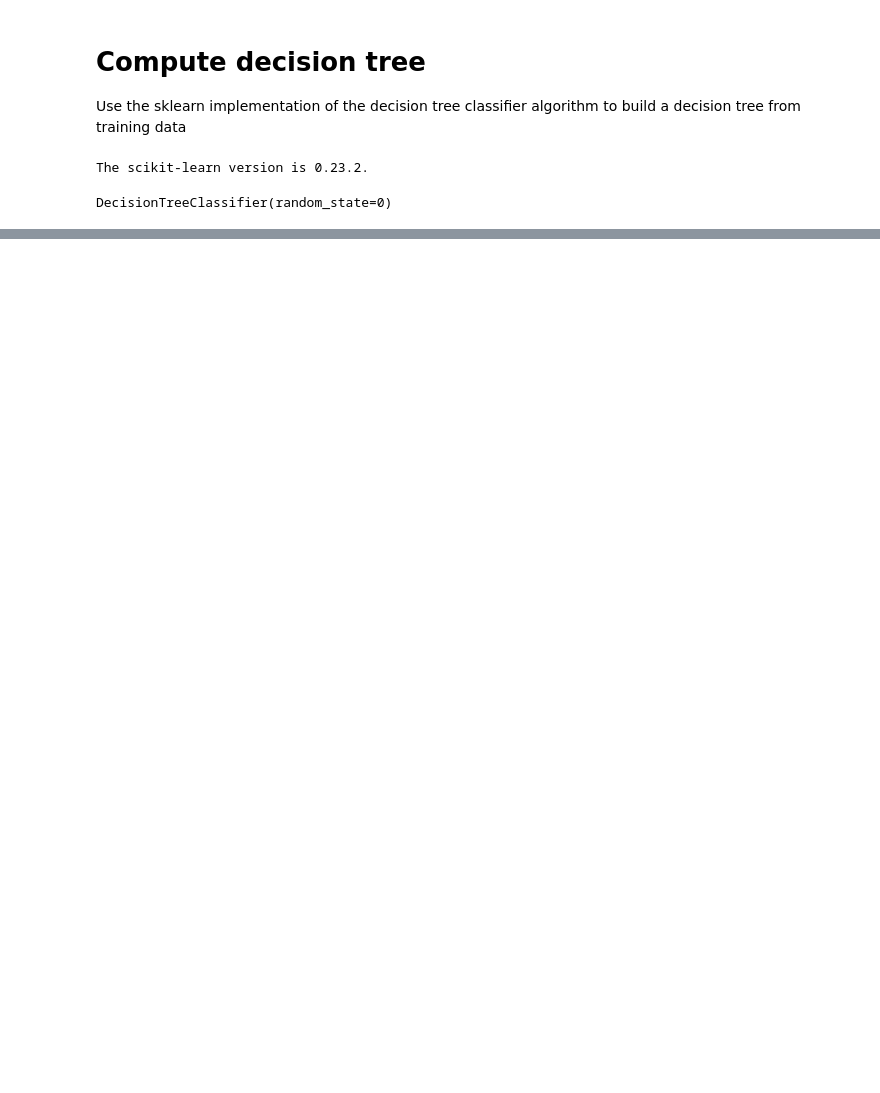
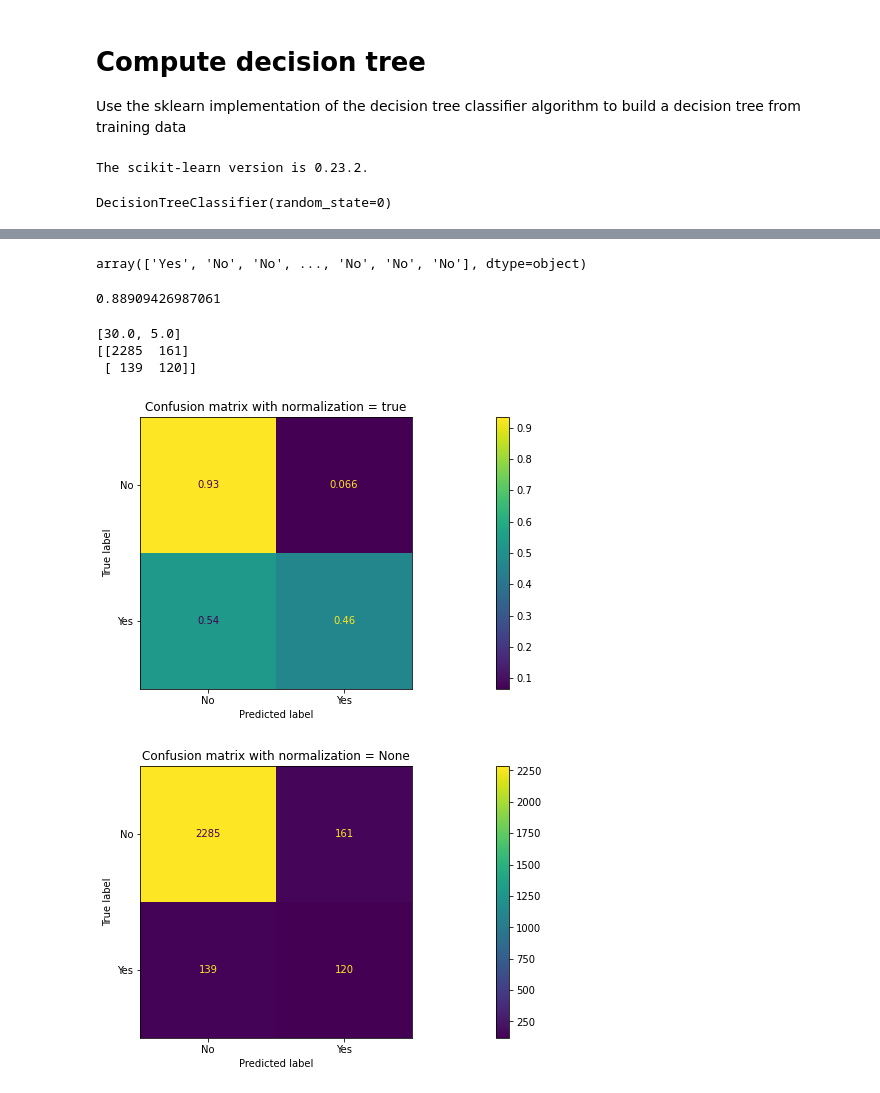
Before and after one commit to supernaut11/data602-final-project, a Jupyter notebook: src/model_fraud_mdehn.ipynb, the cells around one changed output, grey strips where cells are left out. Drawn from its saved outputs; the diff is of its cells as text; code cells hidden in the pictures; blank space fills up the shorter version.

```diff
--- a/src/model_fraud_mdehn.ipynb
+++ b/src/model_fraud_mdehn.ipynb
@@ -485,0 +526,3 @@ plot = tree.plot_tree(clf, rounded=True, filled=True, class_names=sorted, featur
+# %%
+XTest = test_final_frame.loc[:,features]
+XTest
@@ -485,0 +543,3 @@ plot = tree.plot_tree(clf, rounded=True, filled=True, class_names=sorted, featur
+# %%
+YTest = test_final_frame["PotentialFraud"]
+YTest
@@ -485,0 +559,33 @@ plot = tree.plot_tree(clf, rounded=True, filled=True, class_names=sorted, featur
+# %%
+YPredicted = clf.predict(XTest)
+YPredicted
+# %% [output]
+array(['Yes', 'No', 'No', ..., 'No', 'No', 'No'], dtype=object)
+# %%
+from sklearn import metrics
+accuracy = metrics.accuracy_score(YTest,YPredicted)
+accuracy
+# %% [output]
+0.88909426987061
+# %%
+#setup plots for confusion matrix
+from sklearn.metrics import plot_confusion_matrix as matrix
+figSize = plt.rcParams["figure.figsize"]
+figSize[0] = 30
+figSize[1] = 5
+plt.rcParams["figure.figsize"]=figSize
+print(plt.rcParams.get('figure.figsize'))
+
+#plot the confusion matrices 1 for normalzied the other un-normalized
+values = ['true',None]
+#cmap='cividis'
+for x in values:
+    disp = matrix(clf,XTest,YTest,display_labels=sorted,normalize=x)
+    disp.ax_.set_title("Confusion matrix with normalization = "+str(x))
+print(disp.confusion_matrix)
+# %% [output]
+[30.0, 5.0]
+[[2285  161]
+ [ 139  120]]
+[figure, added]
+[figure, added]
```
Also changed, not shown: parts of 19 cells of this notebook.
